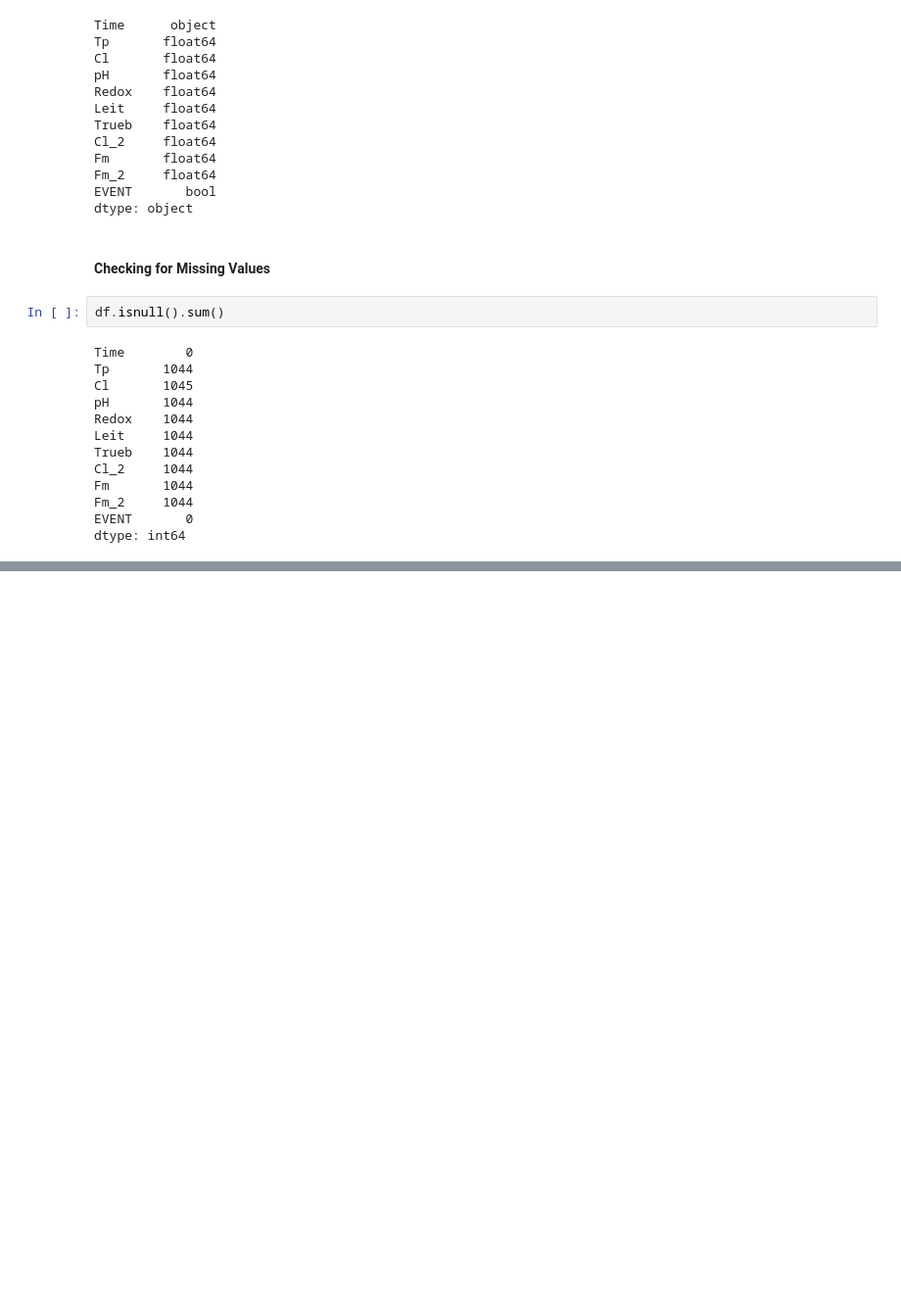
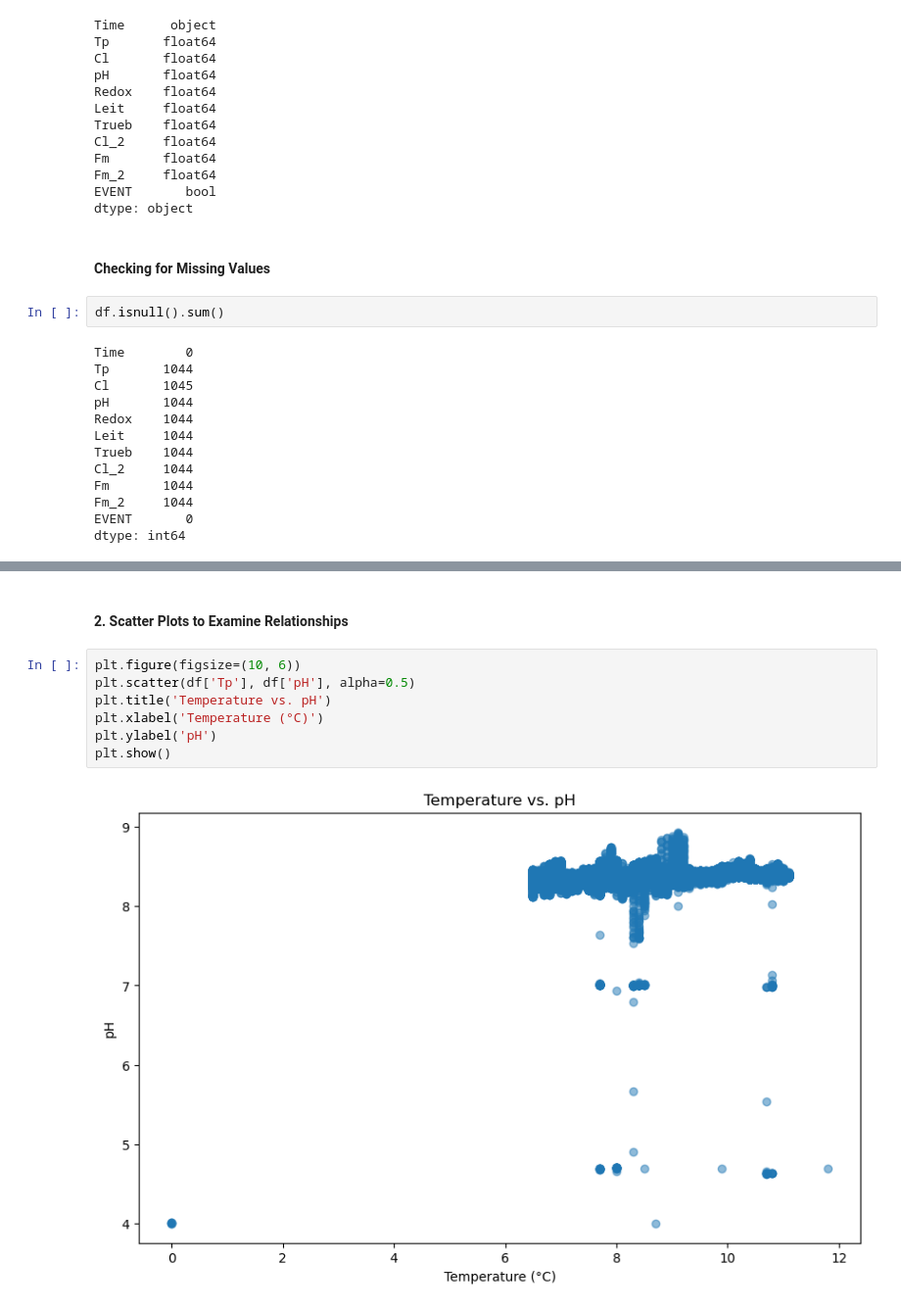
Before and after one commit to tanle8/tsa-gecco-challenge, a Jupyter notebook: notebooks/gecco-eda.ipynb, the cells around one changed output, grey strips where cells are left out. Shown at 98% size. Drawn from its saved outputs; the diff is of its cells as text; blank space fills up the shorter version.

```diff
--- a/notebooks/gecco-eda.ipynb
+++ b/notebooks/gecco-eda.ipynb
@@ -114,0 +142,11 @@ dtype: int64
+# %% [markdown]
+#### 2. Scatter Plots to Examine Relationships
+# %%
+plt.figure(figsize=(10, 6))
+plt.scatter(df['Tp'], df['pH'], alpha=0.5)
+plt.title('Temperature vs. pH')
+plt.xlabel('Temperature (°C)')
+plt.ylabel('pH')
+plt.show()
+# %% [output]
+[figure, added]
```
Also changed, not shown: parts of 13 cells of this notebook.
